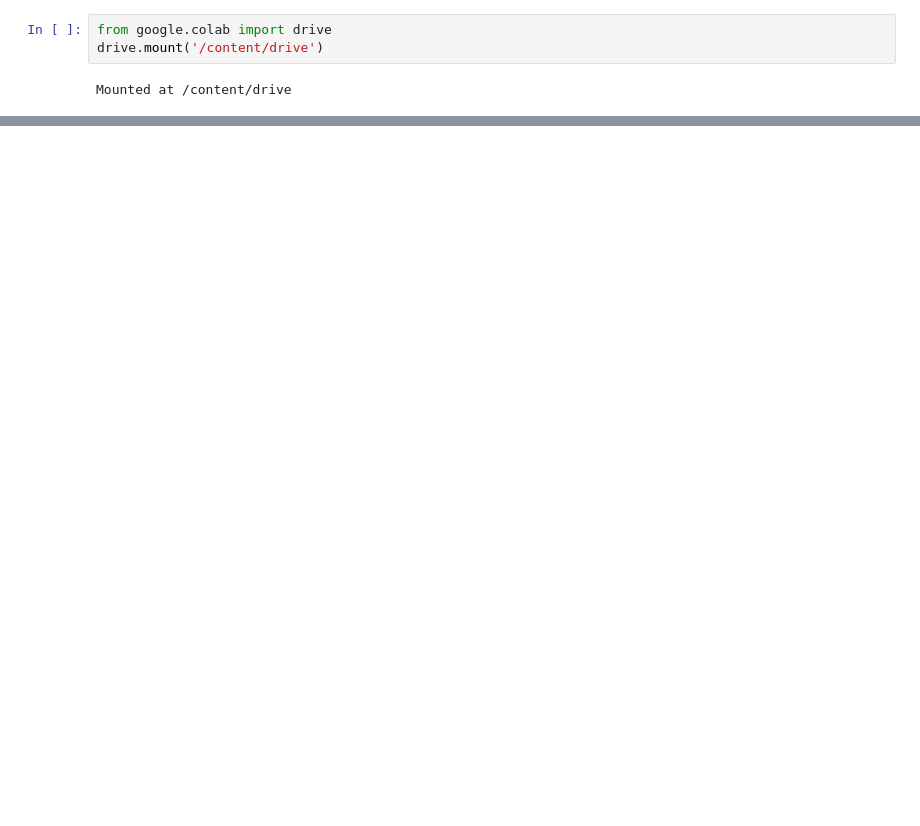
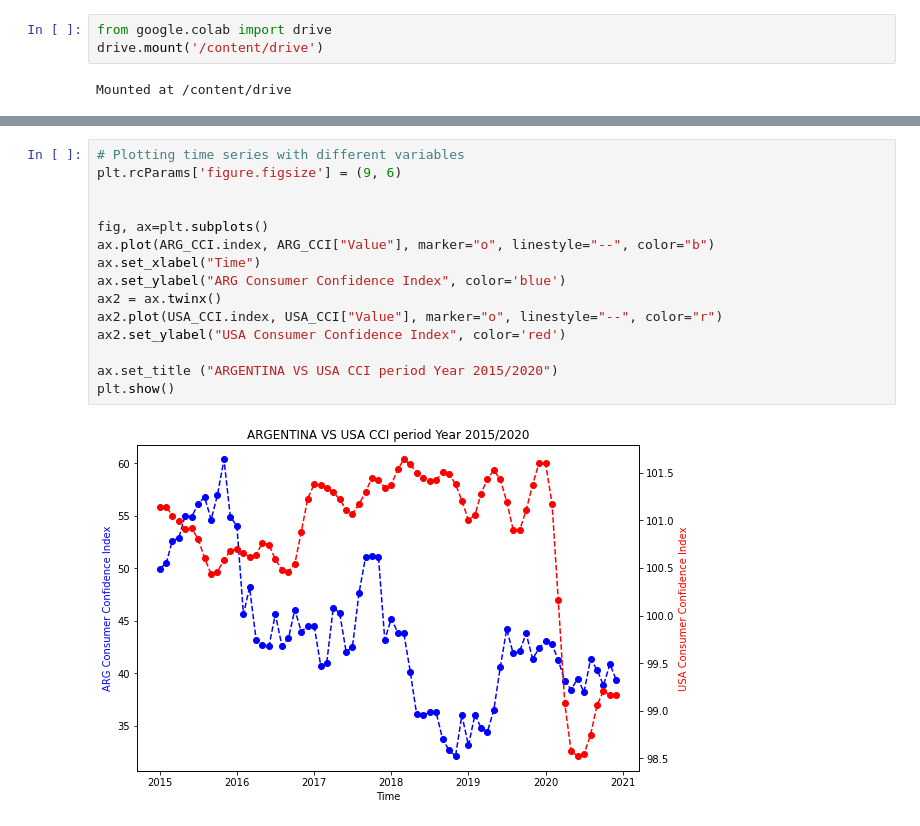
Before and after one commit to natmonge/UCDPA_NataliaMongelos, a Jupyter notebook: Data_Analytics_Project.ipynb, the cells around one changed output, grey strips where cells are left out. Drawn from its saved outputs; the diff is of its cells as text; blank space fills up the shorter version.

```diff
--- a/Data_Analytics_Project.ipynb
+++ b/Data_Analytics_Project.ipynb
@@ -81,0 +208,17 @@ print (CCI_OECD)
+# %%
+# Plotting time series with different variables
+plt.rcParams['figure.figsize'] = (9, 6)
+
+
+fig, ax=plt.subplots()
+ax.plot(ARG_CCI.index, ARG_CCI["Value"], marker="o", linestyle="--", color="b")
+ax.set_xlabel("Time")
+ax.set_ylabel("ARG Consumer Confidence Index", color='blue')
+ax2 = ax.twinx()
+ax2.plot(USA_CCI.index, USA_CCI["Value"], marker="o", linestyle="--", color="r")
+ax2.set_ylabel("USA Consumer Confidence Index", color='red')
+
+ax.set_title ("ARGENTINA VS USA CCI period Year 2015/2020")
+plt.show()
+# %% [output]
+[figure, added]
```
Also changed, not shown: parts of 22 cells of this notebook.
